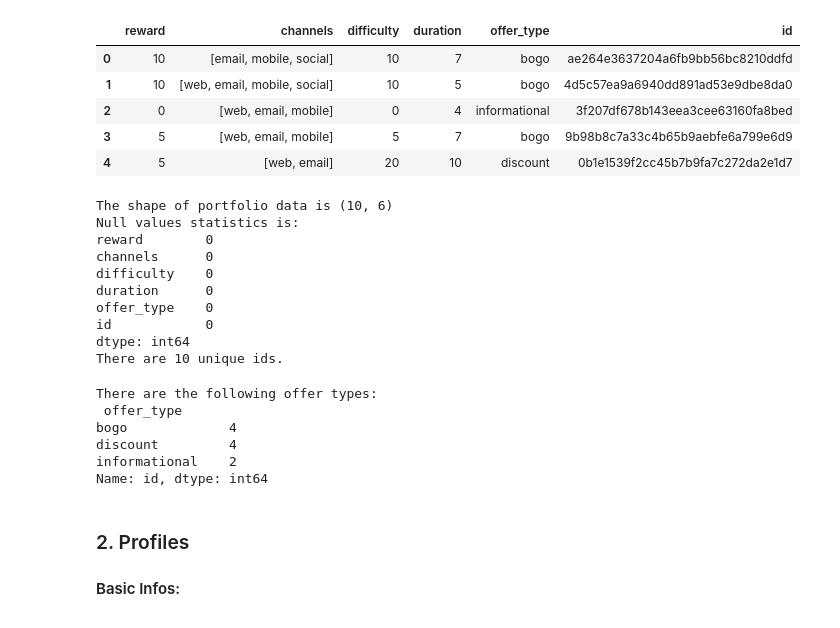
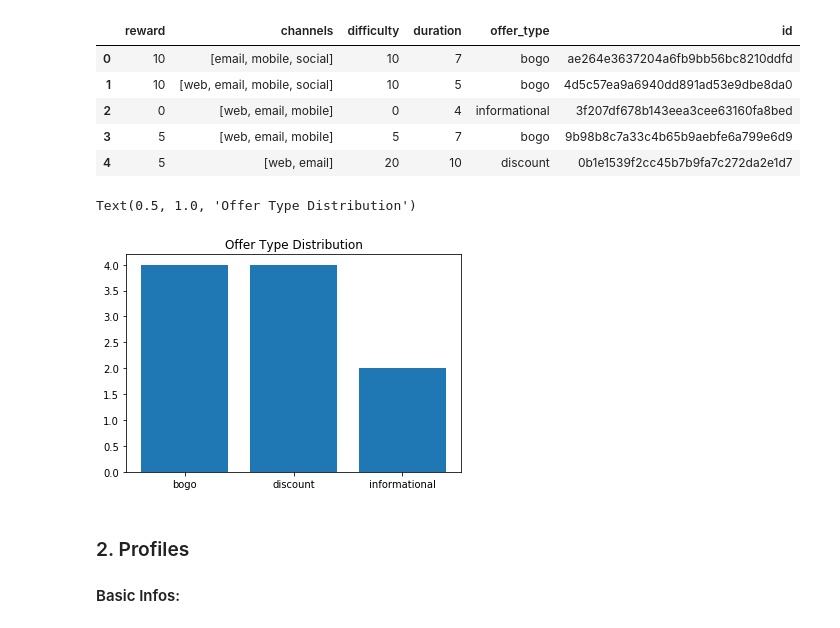
Before and after one commit to EraYJS/starbucks_capstone, a Jupyter notebook: Starbucks_Capstone_notebook.ipynb, the cells around one changed output. Drawn from its saved outputs; the diff is of its cells as text; code cells hidden in the pictures.

```diff
--- a/Starbucks_Capstone_notebook.ipynb
+++ b/Starbucks_Capstone_notebook.ipynb
@@ -114,30 +98,17 @@ portfolio.head()
 | 3 | 5 | [web, email, mobile] | 5 | 7 | bogo | 9b98b8c7a33c4b65b9aebfe6a799e6d9 |
 | 4 | 5 | [web, email] | 20 | 10 | discount | 0b1e1539f2cc45b7b9fa7c272da2e1d7 |
 # %%
-print(f'The shape of portfolio data is {portfolio.shape}')
-print(f'Null values statistics is: \n{portfolio.isnull().sum()}')
-print(f'There are {portfolio.id.nunique()} unique ids.')
+print(f'The shape of portfolio data is {portfolio.shape}\n')
+print(f'Null values statistics is: \n{portfolio.isnull().sum()}\n')
+print(f'There are {portfolio.id.nunique()} unique ids.\n')
-# %% [output]
-The shape of portfolio data is (10, 6)
-Null values statistics is:
-reward        0
-channels      0
-difficulty    0
-duration      0
-offer_type    0
-id            0
-dtype: int64
-There are 10 unique ids.
-# %%
-print(f"There are the following offer types: \n "
-      f"{portfolio.groupby('offer_type').id.count()}")
-# %% [output]
-There are the following offer types:
- offer_type
-bogo             4
-discount         4
-informational    2
-Name: id, dtype: int64
+# %%
+plt.bar(['bogo', 'discount', 'informational'],
+        portfolio.groupby('offer_type').id.count())
+
+plt.title('Offer Type Distribution')
+# %% [output]
+Text(0.5, 1.0, 'Offer Type Distribution')
+[figure, added]
 # %% [markdown]
 ### 2. Profiles
 
```
Also changed, not shown: parts of 34 cells of this notebook, 2 other files.
